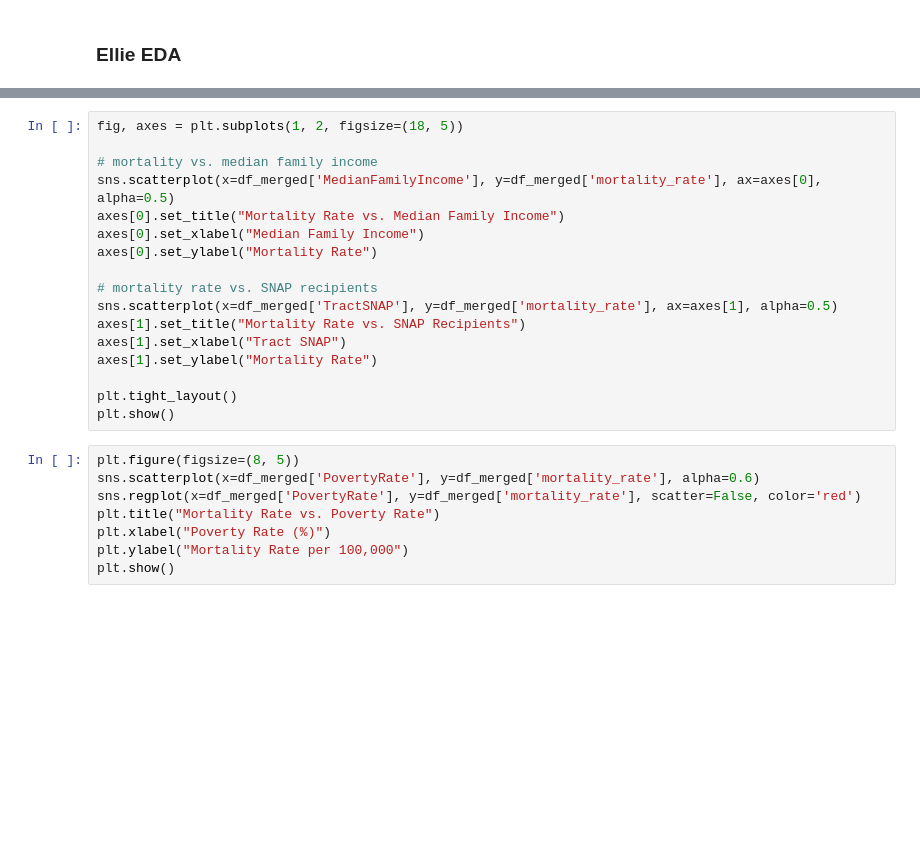
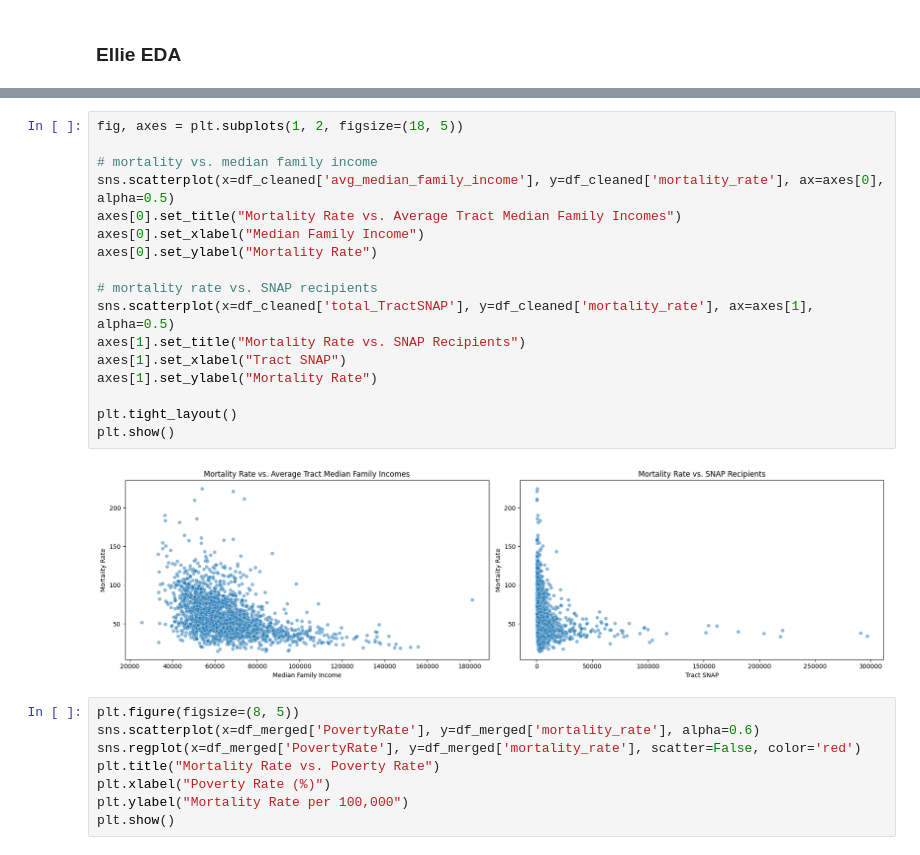
Before and after one commit to marklee4823/math189_project, a Jupyter notebook: Notebook.ipynb, the cells around one changed output, grey strips where cells are left out. Saved outputs shown, nothing was run; the diff lists cells and outputs as text; blank space fills up the shorter version.

```diff
--- a/Notebook.ipynb
+++ b/Notebook.ipynb
@@ -427,20 +432,22 @@ plt.show()
 # %%
 fig, axes = plt.subplots(1, 2, figsize=(18, 5))
 
 # mortality vs. median family income
-sns.scatterplot(x=df_merged['MedianFamilyIncome'], y=df_merged['mortality_rate'], ax=axes[0], alpha=0.5)
-axes[0].set_title("Mortality Rate vs. Median Family Income")
+sns.scatterplot(x=df_cleaned['avg_median_family_income'], y=df_cleaned['mortality_rate'], ax=axes[0], alpha=0.5)
+axes[0].set_title("Mortality Rate vs. Average Tract Median Family Incomes")
 axes[0].set_xlabel("Median Family Income")
 axes[0].set_ylabel("Mortality Rate")
 
 # mortality rate vs. SNAP recipients
-sns.scatterplot(x=df_merged['TractSNAP'], y=df_merged['mortality_rate'], ax=axes[1], alpha=0.5)
+sns.scatterplot(x=df_cleaned['total_TractSNAP'], y=df_cleaned['mortality_rate'], ax=axes[1], alpha=0.5)
 axes[1].set_title("Mortality Rate vs. SNAP Recipients")
 axes[1].set_xlabel("Tract SNAP")
 axes[1].set_ylabel("Mortality Rate")
 
 plt.tight_layout()
 plt.show()
+# %% [output]
+[figure, added]
 # %%
 plt.figure(figsize=(8, 5))
 sns.scatterplot(x=df_merged['PovertyRate'], y=df_merged['mortality_rate'], alpha=0.6)
```
Also changed, not shown: parts of 11 cells of this notebook.
